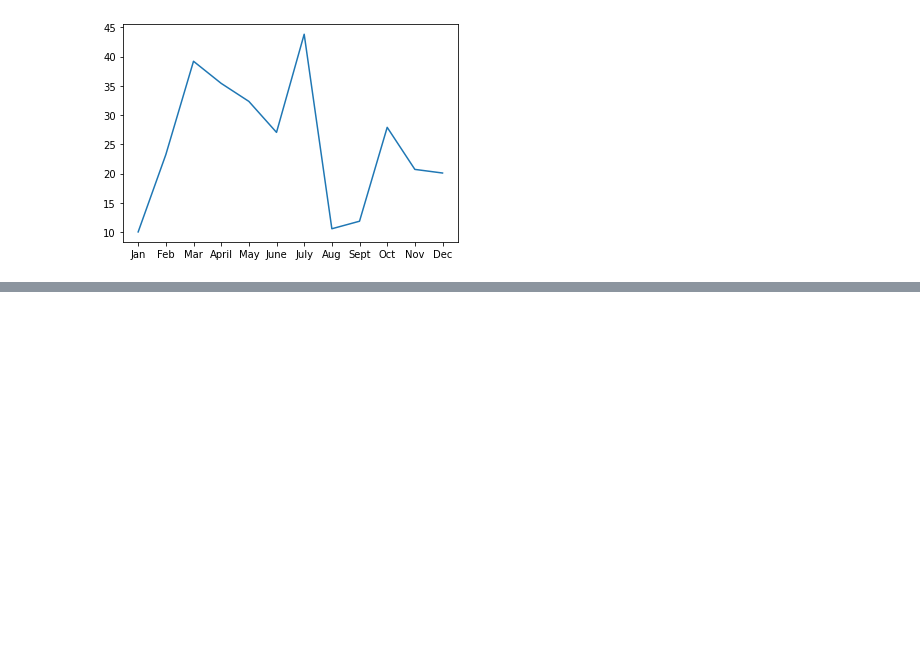
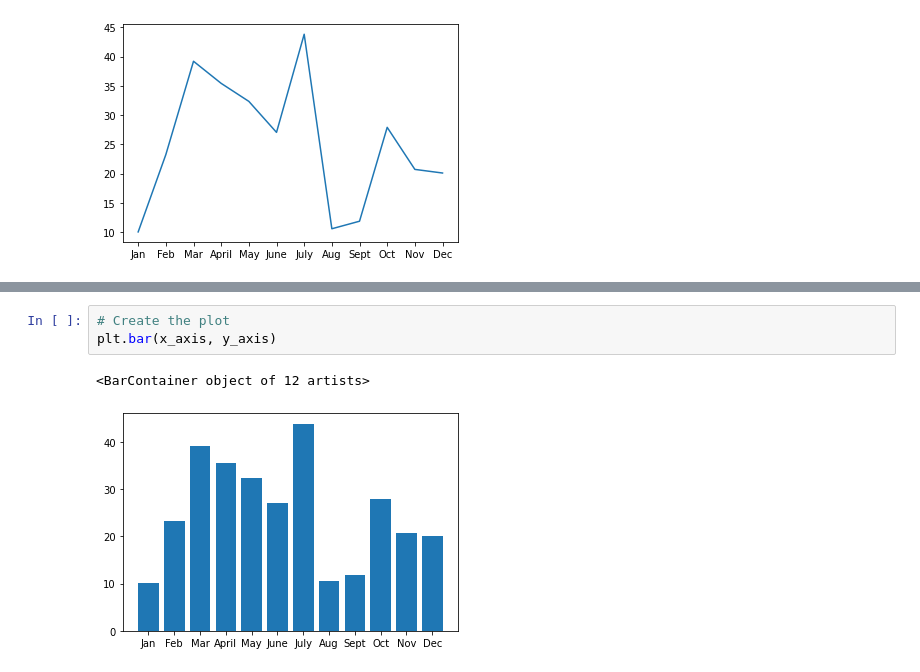
Before and after one commit to Benmyboy/PyBer_Analysis, a Jupyter notebook: matplotlib_practice.ipynb, the cells around one changed output, grey strips where cells are left out. Drawn from its saved outputs; the diff is of its cells as text; blank space fills up the shorter version.

```diff
--- a/matplotlib_practice.ipynb
+++ b/matplotlib_practice.ipynb
@@ -17,0 +71,6 @@ plt.plot(x_axis, y_axis)
+# %%
+# Create the plot
+plt.bar(x_axis, y_axis)
+# %% [output]
+<BarContainer object of 12 artists>
+[figure, added]
```
Also changed, not shown: parts of 17 cells of this notebook, 1 other file.
